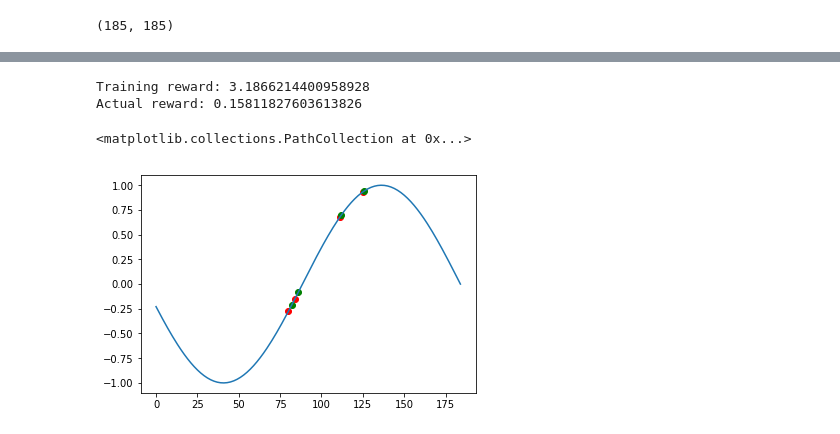
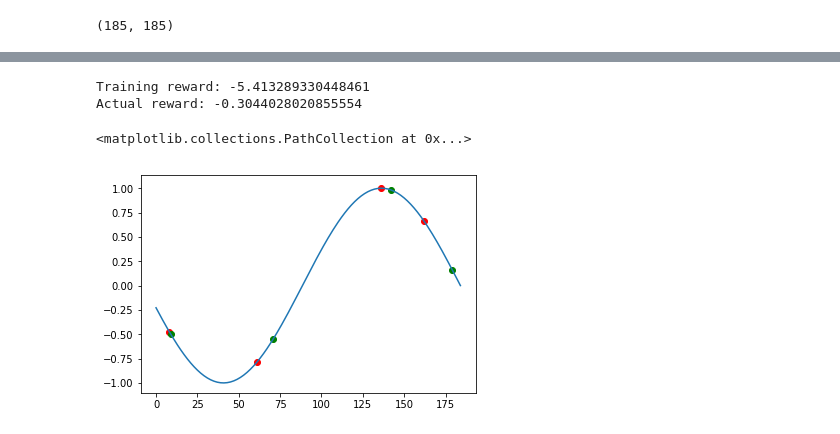
Before and after one commit to bolu-atx/crocket, a Jupyter notebook: algorithms/develop_ml_algorithm.ipynb, the cells around one changed output, grey strips where cells are left out. Drawn from its saved outputs; the diff is of its cells as text; code cells hidden in the pictures.

```diff
--- a/algorithms/develop_ml_algorithm.ipynb
+++ b/algorithms/develop_ml_algorithm.ipynb
@@ -511,27 +567,27 @@ Epoch 1/1
 # %%
 # Examine episode
 
-episode_num = 99
+episode_num = 98
 
 episode_summary = summary.summarize_episode(episode_num)
 episode_price = summary.get_price(prices, episode_num)
 actions = episode_summary.get('actions')
 
 print('Training reward: {}'.format(episode_summary.get('train_reward')))
 print('Actual reward: {}'.format(episode_summary.get('actual_reward')))
 
 # Plot graph of buy/sell actions
 buy_indices = [x for x in range(len(actions)) if actions[x] == 1]
 buy_prices = [episode_price[x] for x in buy_indices]
 
 sell_indices = [x for x in range(len(actions)) if actions[x] == 2]
 sell_prices = [episode_price[x] for x in sell_indices]
 
 plt.plot(episode_price)
 plt.scatter(buy_indices, buy_prices, color='r')
 plt.scatter(sell_indices, sell_prices, color='g')
 # %% [output]
-Training reward: 3.1866214400958928
-Actual reward: 0.15811827603613826
+Training reward: -5.413289330448461
+Actual reward: -0.3044028020855554
 <matplotlib.collections.PathCollection at 0x...>
-[figure, old version]
+[figure, new version]
```
Also changed, not shown: parts of 11 cells of this notebook.
